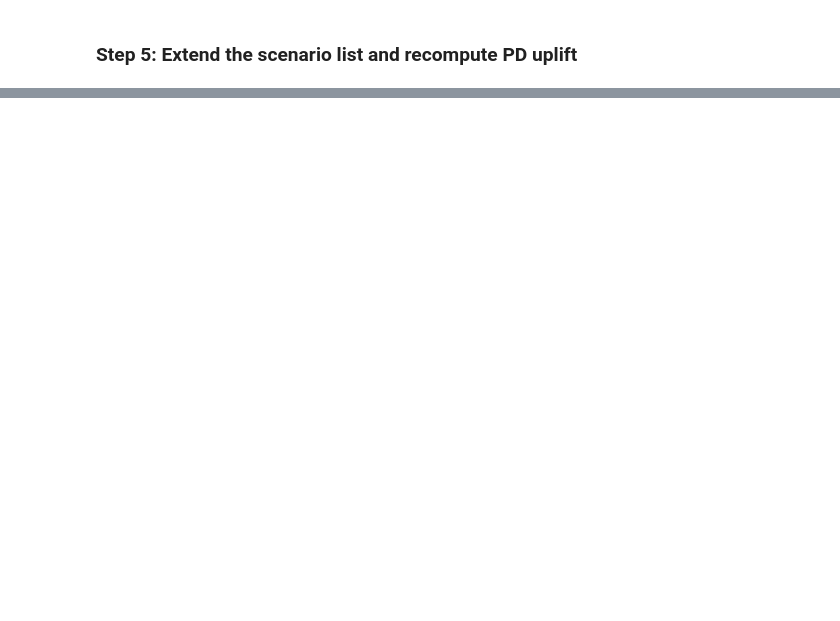
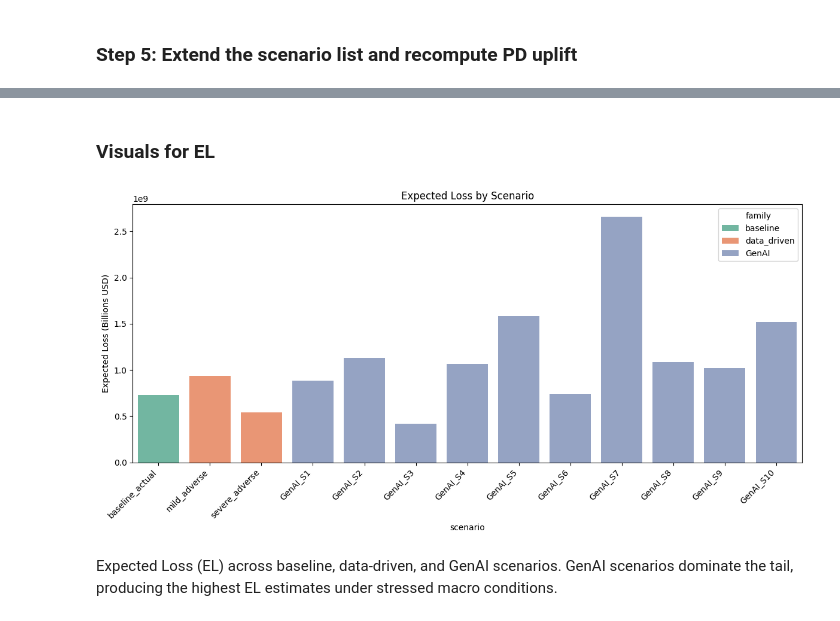
Before and after one commit to BinodTandan/Banking_Stress_Testing, a Jupyter notebook: notebooks/04_stress_testing.ipynb, the cells around one changed output, grey strips where cells are left out. Saved outputs shown, nothing was run; the diff lists cells and outputs as text; code cells hidden in the pictures; blank space fills up the shorter version.

```diff
--- a/notebooks/04_stress_testing.ipynb
+++ b/notebooks/04_stress_testing.ipynb
@@ -751,0 +773,22 @@ display(stress_df.sort_values("mean_pd"))
+# %%
+LGD = 0.45  # Basel retail benchmark
+TOTAL_EAD = X_test["loan_amnt"].sum()
+
+el_records = []
+
+for _, row in stress_df.iterrows():
+    pd_mean = row["mean_pd"]
+    scenario = row["scenario"]
+
+    EL = pd_mean * LGD * TOTAL_EAD
+
+    el_records.append({
+        "scenario": scenario,
+        "family": row.get("family", "N/A"),
+        "mean_pd": pd_mean,
+        "EL": EL,
+        "EL_change_vs_baseline_pct": (EL / (stress_df.iloc[0]["mean_pd"] * LGD * TOTAL_EAD) - 1) * 100
+    })
+
+el_df = pd.DataFrame(el_records)
+el_df
@@ -751,0 +828,19 @@ display(stress_df.sort_values("mean_pd"))
+# %% [markdown]
+### Visuals for EL
+# %%
+# Expected Loss (EL) by Scenario (bar chart)
+
+plt.figure(figsize=(12,6))
+sns.barplot(data=el_df, x="scenario", y="EL", hue="family", palette="Set2")
+plt.xticks(rotation=45, ha='right')
+plt.ylabel("Expected Loss (Billions USD)")
+plt.title("Expected Loss by Scenario")
+plt.tight_layout()
+
+# save
+plt.savefig(FIG_DIR / "el_by_scenario.png", dpi=300)
+plt.show()
+# %% [output]
+[figure, added]
+# %% [markdown]
+Expected Loss (EL) across baseline, data-driven, and GenAI scenarios. GenAI scenarios dominate the tail, producing the highest EL estimates under stressed macro conditions.
```
Also changed, not shown: parts of 20 cells of this notebook.
